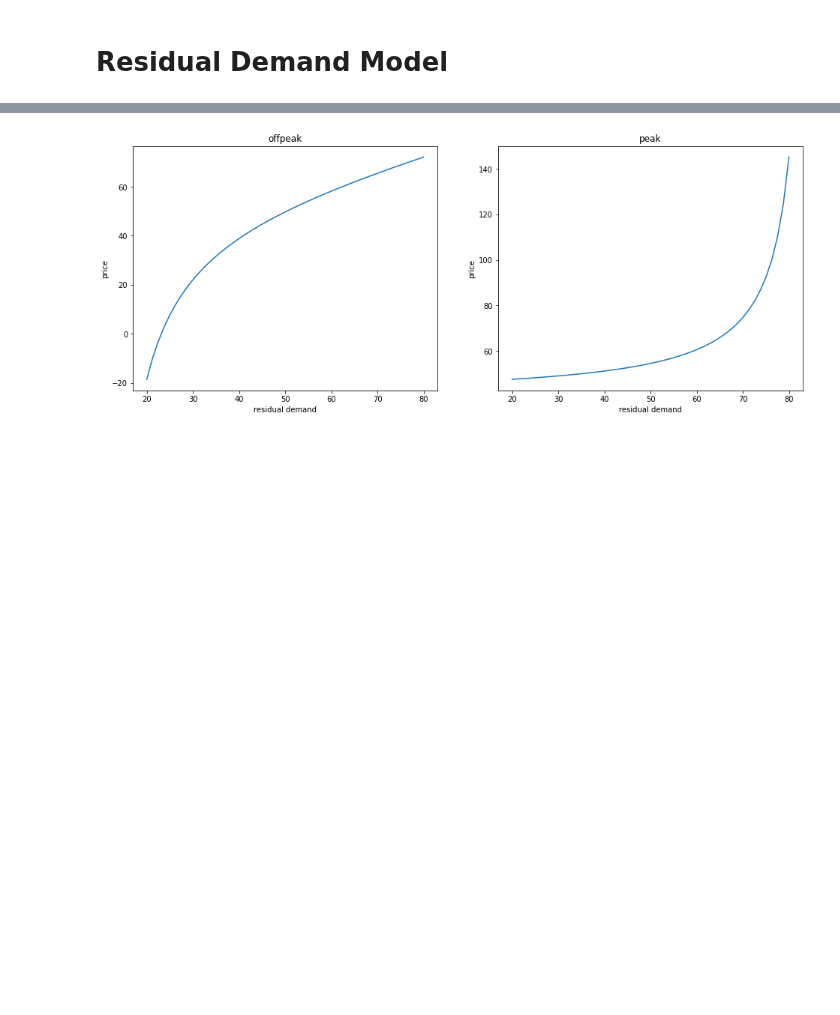
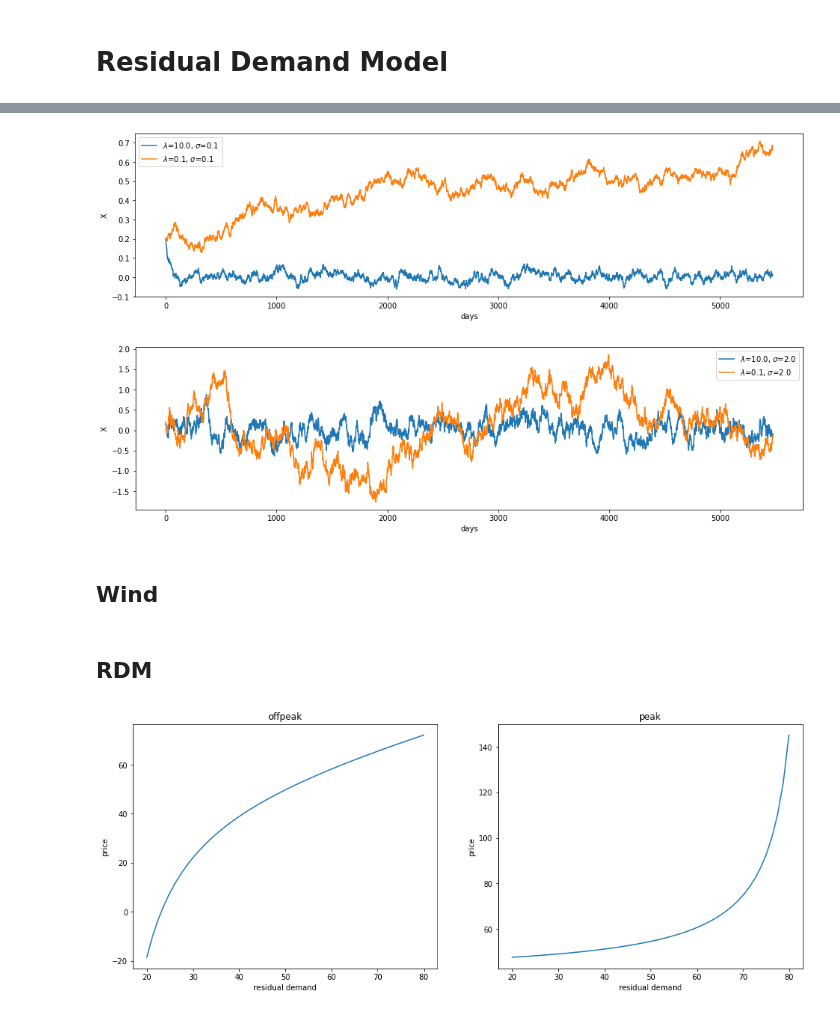
Before and after one commit to pikki622/RiVaPy, a Jupyter notebook: notebooks/models/residual_demand_model.ipynb, the cells around one changed output, grey strips where cells are left out. Cells and saved outputs as stored; diff of their text form; code cells hidden in the pictures; blank space fills up the shorter version.

```diff
--- a/notebooks/models/residual_demand_model.ipynb
+++ b/notebooks/models/residual_demand_model.ipynb
@@ -12,3 +35,33 @@ from rivapy.tools.datetime_grid import DateTimeGrid
+# %%
+timegrid = np.arange(0.0,15.0,1.0/365.0) # simulate on daily timegrid over 5yrs horizon
+
+plt.figure(figsize=(16,4))
+ou_model = OrnsteinUhlenbeck(speed_of_mean_reversion = 10.0, volatility=0.1)
+sim = ou_model.simulate(timegrid, start_value=0.2,rnd=np.random.normal(size=(1, timegrid.shape[0])))
+plt.plot(sim[:,0], label='$\lambda$=10.0, $\sigma$=0.1')
+ou_model = OrnsteinUhlenbeck(speed_of_mean_reversion = 0.1, volatility=0.1)
+sim = ou_model.simulate(timegrid, start_value=0.2,rnd=np.random.normal(size=(1, timegrid.shape[0])))
+plt.plot(sim[:,0], label='$\lambda$=0.1, $\sigma$=0.1')
+plt.legend()
+plt.xlabel('days')
+plt.ylabel('X')
+plt.figure(figsize=(16,4))
+ou_model = OrnsteinUhlenbeck(speed_of_mean_reversion = 10.0, volatility=1.0)
+sim = ou_model.simulate(timegrid, start_value=0.2,rnd=np.random.normal(size=(1, timegrid.shape[0])))
+plt.plot(sim[:,0], label='$\lambda$=10.0, $\sigma$=2.0')
+ou_model = OrnsteinUhlenbeck(speed_of_mean_reversion = 0.1, volatility=1.0)
+sim = ou_model.simulate(timegrid, start_value=0.2,rnd=np.random.normal(size=(1, timegrid.shape[0])))
+plt.plot(sim[:,0], label='$\lambda$=0.1, $\sigma$=2.0')
+plt.xlabel('days')
+plt.ylabel('X')
+plt.legend();
+# %% [output]
+[figure, added]
+[figure, added]
+# %% [markdown]
+## Wind
+# %% [markdown]
+## RDM
 # %%
 residual_demand_model = residual_demand_models.WagnerModel.residual_demand_model()
 # %%
```
Also changed, not shown: parts of 2 cells of this notebook, 2 other files.
